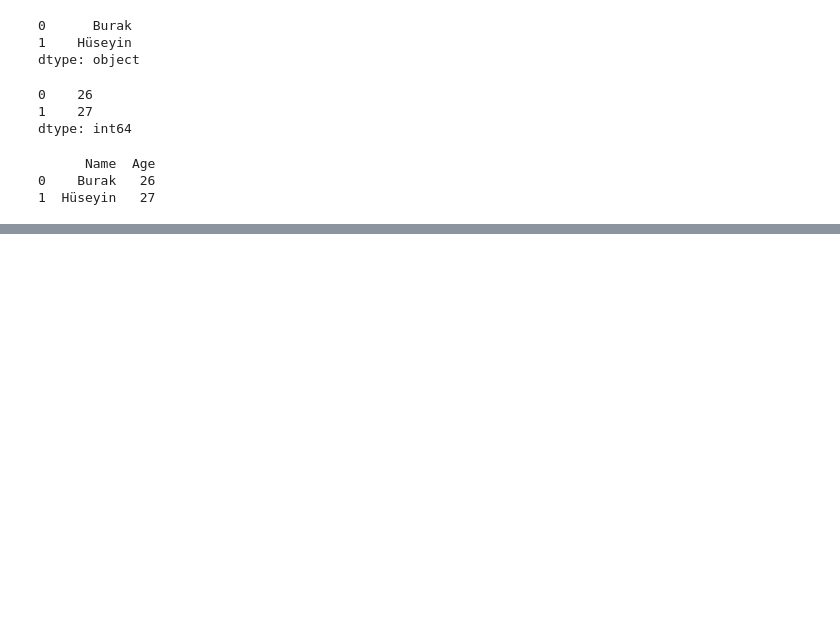
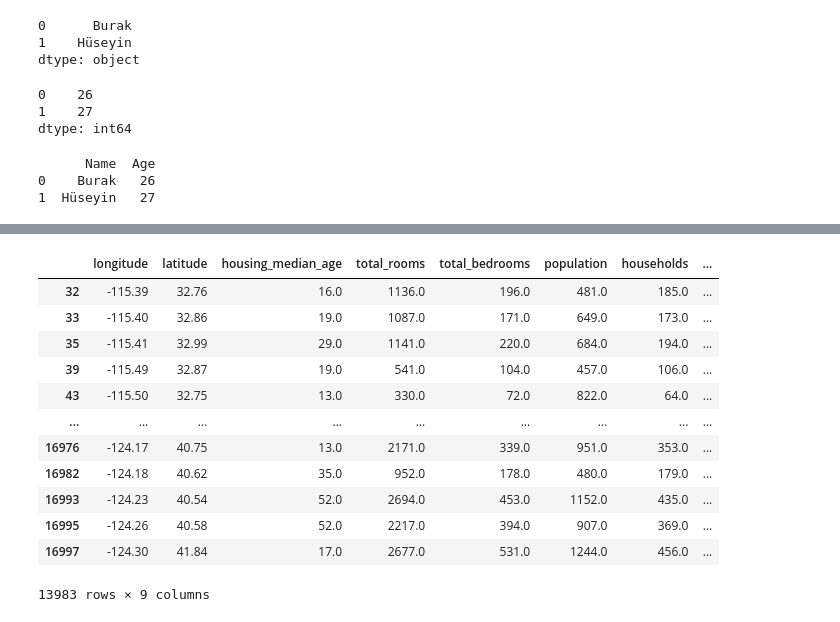
Before and after one commit to DerinOgrenme2021/BurakHuseyinYanik, a Jupyter notebook: Pandas.ipynb, the cells around one changed output, grey strips where cells are left out. Cells and saved outputs as stored; diff of their text form; code cells hidden in the pictures; blank space fills up the shorter version.

```diff
--- a/Pandas.ipynb
+++ b/Pandas.ipynb
@@ -31,0 +61,17 @@ print(df)
+# %%
+filterDf=cfHousingDf[cfHousingDf["median_house_value"]>100000]
+filterDf
+# %% [output]
+|  | longitude | latitude | housing_median_age | total_rooms | total_bedrooms | population | households | ... |
+| 32 | -115.39 | 32.76 | 16.0 | 1136.0 | 196.0 | 481.0 | 185.0 | ... |
+| 33 | -115.40 | 32.86 | 19.0 | 1087.0 | 171.0 | 649.0 | 173.0 | ... |
+| 35 | -115.41 | 32.99 | 29.0 | 1141.0 | 220.0 | 684.0 | 194.0 | ... |
+| 39 | -115.49 | 32.87 | 19.0 | 541.0 | 104.0 | 457.0 | 106.0 | ... |
+| 43 | -115.50 | 32.75 | 13.0 | 330.0 | 72.0 | 822.0 | 64.0 | ... |
+| ... | ... | ... | ... | ... | ... | ... | ... | ... |
+| 16976 | -124.17 | 40.75 | 13.0 | 2171.0 | 339.0 | 951.0 | 353.0 | ... |
+| 16982 | -124.18 | 40.62 | 35.0 | 952.0 | 178.0 | 480.0 | 179.0 | ... |
+| 16993 | -124.23 | 40.54 | 52.0 | 2694.0 | 453.0 | 1152.0 | 435.0 | ... |
+| 16995 | -124.26 | 40.58 | 52.0 | 2217.0 | 394.0 | 907.0 | 369.0 | ... |
+| 16997 | -124.30 | 41.84 | 17.0 | 2677.0 | 531.0 | 1244.0 | 456.0 | ... |
+13983 rows × 9 columns
```
Also changed, not shown: parts of 8 cells of this notebook.
